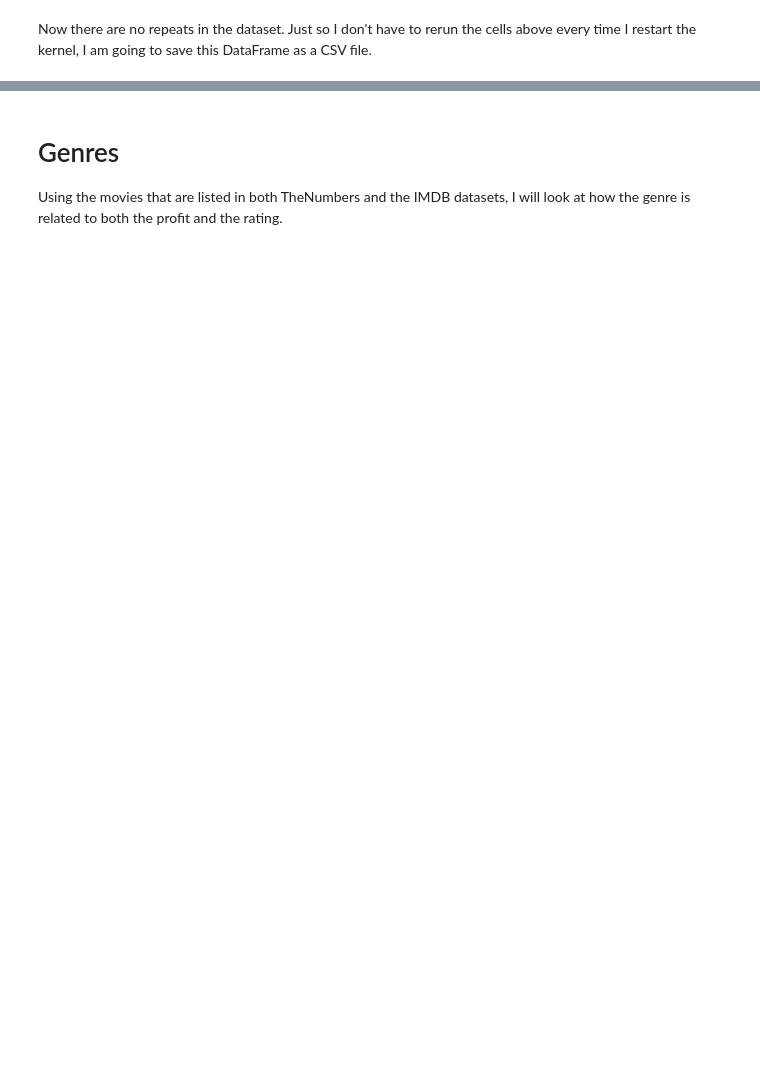
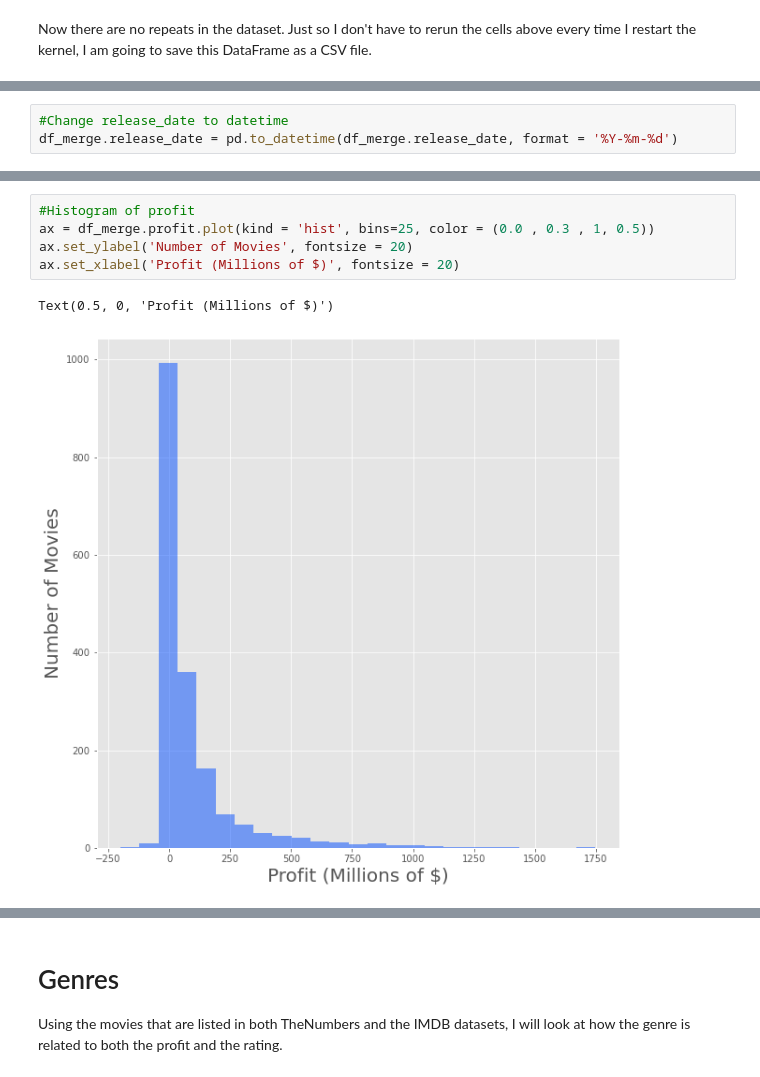
Before and after one commit to daviderics/Phase1-Microsoft-Movie-Studio, a Jupyter notebook: student.ipynb, the cells around one changed output, grey strips where cells are left out. Drawn from its saved outputs; the diff is of its cells as text; blank space fills up the shorter version.

```diff
--- a/student.ipynb
+++ b/student.ipynb
@@ -626,0 +541,3 @@ df_merge.to_csv(dir_path + 'Data/TheNumbers_IMDB_Merge.csv')
+# %%
+#Change release_date to datetime
+df_merge.release_date = pd.to_datetime(df_merge.release_date, format = '%Y-%m-%d')
@@ -626,0 +584,8 @@ df_merge.to_csv(dir_path + 'Data/TheNumbers_IMDB_Merge.csv')
+# %%
+#Histogram of profit
+ax = df_merge.profit.plot(kind = 'hist', bins=25, color = (0.0 , 0.3 , 1, 0.5))
+ax.set_ylabel('Number of Movies', fontsize = 20)
+ax.set_xlabel('Profit (Millions of $)', fontsize = 20)
+# %% [output]
+Text(0.5, 0, 'Profit (Millions of $)')
+[figure, added]
```
Also changed, not shown: parts of 112 cells of this notebook.
